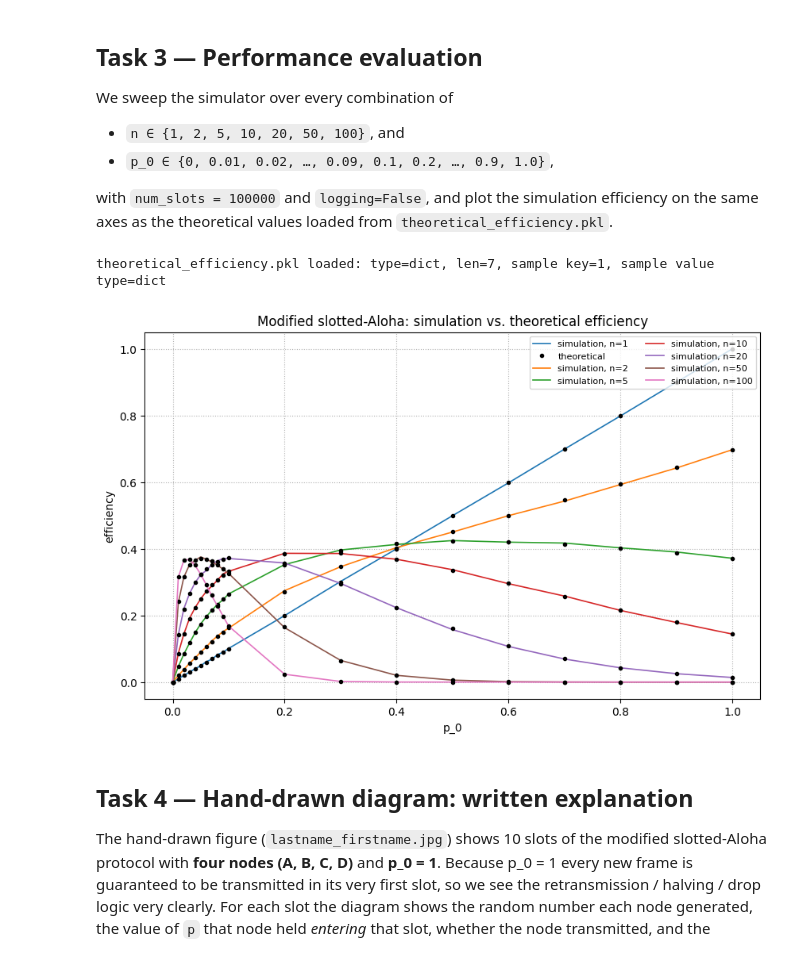
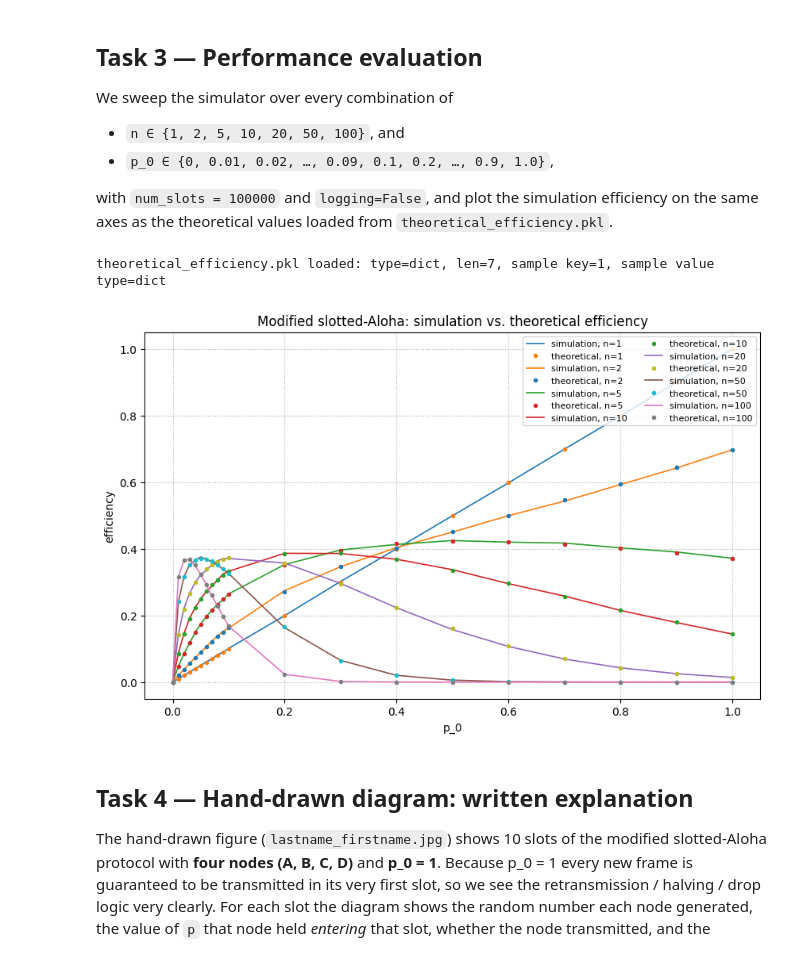
Before and after one commit to duisenbekovayan/ass3, a Jupyter notebook: lastname_firstname.ipynb, the cells around one changed output. Drawn from its saved outputs; the diff is of its cells as text; code cells hidden in the pictures.

Commit message:
Task 3 plot: theoretical dots use complementary color of simulation line
Co-authored-by: duisenbekovayan <duisenbekovayan@users.noreply.github.com>

```diff
--- a/lastname_firstname.ipynb
+++ b/lastname_firstname.ipynb
@@ -213,38 +213,45 @@ def get_theoretical(n, p):
                 return None
             if hasattr(sub, '__len__') and len(sub) == len(p_values):
                 return sub[p_values.index(p)]
             return None
     return None
 
 
 plt.figure(figsize=(10, 6))
 colors = ['tab:blue', 'tab:orange', 'tab:green', 'tab:red',
           'tab:purple', 'tab:brown', 'tab:pink']
+complement = {
+    'tab:blue':   'tab:orange',
+    'tab:orange': 'tab:blue',
+    'tab:green':  'tab:red',
+    'tab:red':    'tab:green',
+    'tab:purple': 'tab:olive',
+    'tab:brown':  'tab:cyan',
+    'tab:pink':   'tab:gray',
+}
 
-theoretical_label_used = False
 for color, n in zip(colors, n_values):
     plt.plot(p_values, sim_efficiency[n], linestyle='-', linewidth=1.2,
              color=color, label=f'simulation, n={n}')
     if theoretical_raw is not None:
         theo = [get_theoretical(n, p) for p in p_values]
         if all(v is not None for v in theo):
-            label = 'theoretical' if not theoretical_label_used else None
             plt.plot(p_values, theo, marker='o', linestyle='None',
-                     markersize=3, color='black', label=label)
-            theoretical_label_used = True
+                     markersize=3, color=complement[color],
+                     label=f'theoretical, n={n}')
         else:
             print(f'Could not match theoretical values for n={n}; '
                   'check the pickle structure.')
 
 plt.xlabel('p_0')
 plt.ylabel('efficiency')
 plt.title('Modified slotted-Aloha: simulation vs. theoretical efficiency')
 plt.grid(True, linestyle=':')
 plt.legend(loc='upper right', fontsize=8, ncol=2)
 plt.show()
 # %% [output]
 theoretical_efficiency.pkl loaded: type=dict, len=7, sample key=1, sample value type=dict
-[figure, old version]
+[figure, new version]
 # %% [markdown]
 ## Task 4 — Hand-drawn diagram: written explanation
 
```
